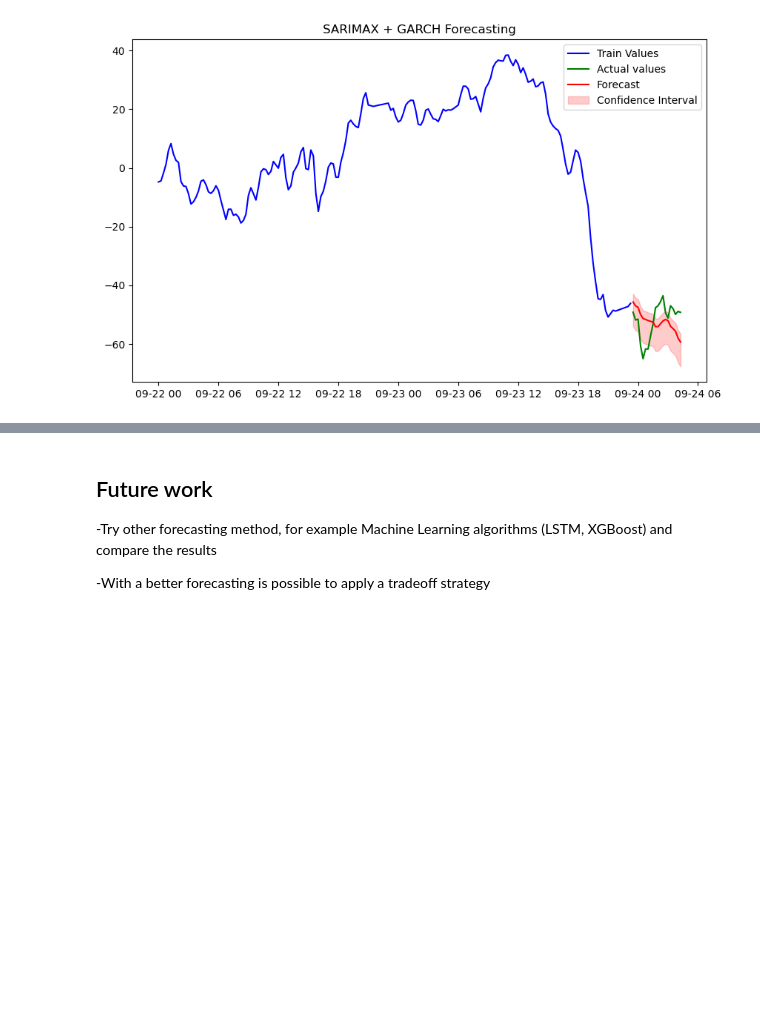
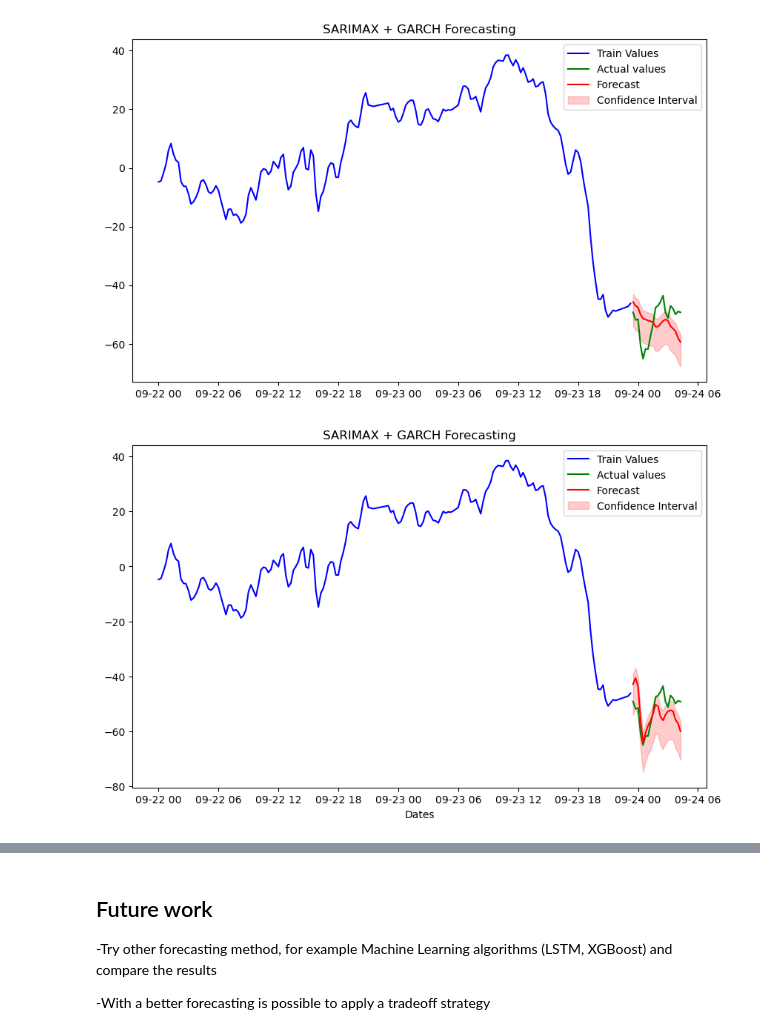
Before and after one commit to gpoccianti/LCP_projects_Y7, a Jupyter notebook: Code/XSOR_report.ipynb, the cells around one changed output, grey strips where cells are left out. Drawn from its saved outputs; the diff is of its cells as text; code cells hidden in the pictures; blank space fills up the shorter version.

```diff
--- a/Code/XSOR_report.ipynb
+++ b/Code/XSOR_report.ipynb
@@ -2025,6 +1965,50 @@ plt.legend()
 plt.show()
 # %% [output]
 [figure]
+# %%
+# Manually
+# Forcast steps
+horizon =20
+
+# Sarimax model
+sarimax_model = sm.tsa.statespace.SARIMAX(train, order=(0,2,3), seasonal_order=(1,1,1,60))
+sarimax_fitted = sarimax_model.fit(disp=False)
+
+# Residuals
+sarimax_residuals = sarimax_fitted.resid
+
+garch = arch.arch_model(sarimax_residuals, vol='Garch', p=2, q=1)
+garch_fitted = garch.fit(disp="off")
+
+# Forecast mean with SARIMAX
+predicted_mu = sarimax_fitted.predict(start=len(train), end=len(train) + horizon - 1, dynamic=False).values
+
+# Forecast volatility using GARCH model
+garch_forecast = garch_fitted.forecast(horizon=horizon)
+predicted_et = np.sqrt(garch_forecast.variance.values[-1,:])
+
+
+predictions = predicted_mu + predicted_et
+
+
+forecast_dates = pd.date_range(start=test.index[0], periods=horizon, freq="15T")
+forecast_df = pd.DataFrame({'Forecast': predictions}, index=forecast_dates)
+
+plt.figure(figsize=(10, 6))
+plt.plot(train.index, train.values, label="Train Values", color="blue")
+plt.plot(test.index, test.values, label="Actual values", color="green")
+plt.plot(forecast_df.index, forecast_df['Forecast'], label="Forecast", color="red")
+plt.fill_between(forecast_df.index,
+                 predicted_mu - 2 * predicted_et,
+                 predicted_mu + 2 * predicted_et,
+                 color="red", alpha=0.2, label="Confidence Interval")
+
+plt.title('SARIMAX + GARCH Forecasting')
+plt.xlabel('Dates')
+plt.legend()
+plt.show()
+# %% [output]
+[figure, added]
 # %%
 from sklearn.metrics import mean_absolute_error, mean_squared_error
 
```
Also changed, not shown: parts of 22 cells of this notebook, 1 other file.
